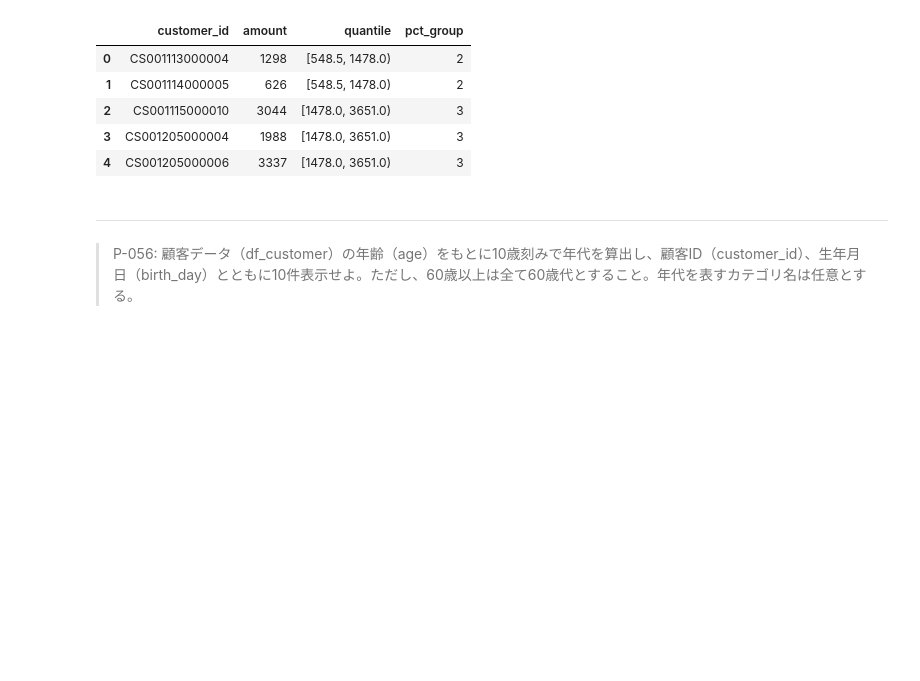
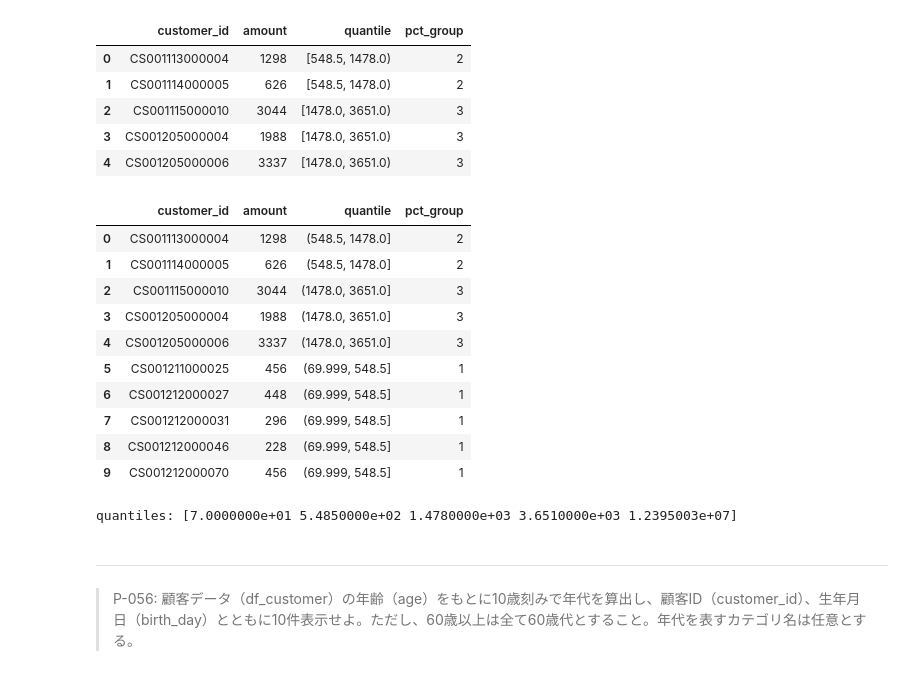
Before and after one commit to KJR020/100knocks-preprocess, a Jupyter notebook: docker/work/preprocess_knock_Python.ipynb, the cells around one changed output. Cells and saved outputs as stored; diff of their text form; code cells hidden in the pictures; blank space fills up the shorter version.

```diff
--- a/docker/work/preprocess_knock_Python.ipynb
+++ b/docker/work/preprocess_knock_Python.ipynb
@@ -1402,6 +1402,33 @@ df_tmp.head()
 | 2 | CS001115000010 | 3044 | [1478.0, 3651.0) | 3 |
 | 3 | CS001205000004 | 1988 | [1478.0, 3651.0) | 3 |
 | 4 | CS001205000006 | 3337 | [1478.0, 3651.0) | 3 |
+# %%
+# 参考コード（qcutを使った例、境界値の含む／含まないが逆になっており題意を満たさないが参考までに記載）
+df_temp = df_receipt.groupby('customer_id')[['amount']].sum()
+
+df_temp['quantile'], bins = \
+    pd.qcut(df_receipt.groupby('customer_id')['amount'].sum(), 4, retbins=True)
+
+df_temp['pct_group'] = df_temp.groupby('quantile').ngroup() + 1
+
+df_temp.reset_index(inplace=True)
+
+display(df_temp.head(10))
+
+print('quantiles:', bins)
+# %% [output]
+|  | customer_id | amount | quantile | pct_group |
+| 0 | CS001113000004 | 1298 | (548.5, 1478.0] | 2 |
+| 1 | CS001114000005 | 626 | (548.5, 1478.0] | 2 |
+| 2 | CS001115000010 | 3044 | (1478.0, 3651.0] | 3 |
+| 3 | CS001205000004 | 1988 | (1478.0, 3651.0] | 3 |
+| 4 | CS001205000006 | 3337 | (1478.0, 3651.0] | 3 |
+| 5 | CS001211000025 | 456 | (69.999, 548.5] | 1 |
+| 6 | CS001212000027 | 448 | (69.999, 548.5] | 1 |
+| 7 | CS001212000031 | 296 | (69.999, 548.5] | 1 |
+| 8 | CS001212000046 | 228 | (69.999, 548.5] | 1 |
+| 9 | CS001212000070 | 456 | (69.999, 548.5] | 1 |
+quantiles: [7.0000000e+01 5.4850000e+02 1.4780000e+03 3.6510000e+03 1.2395003e+07]
 # %% [markdown]
 ---
 > P-056: 顧客データ（df_customer）の年齢（age）をもとに10歳刻みで年代を算出し、顧客ID（customer_id）、生年月日（birth_day）とともに10件表示せよ。ただし、60歳以上は全て60歳代とすること。年代を表すカテゴリ名は任意とする。
```
Also changed, not shown: parts of 9 cells of this notebook.
